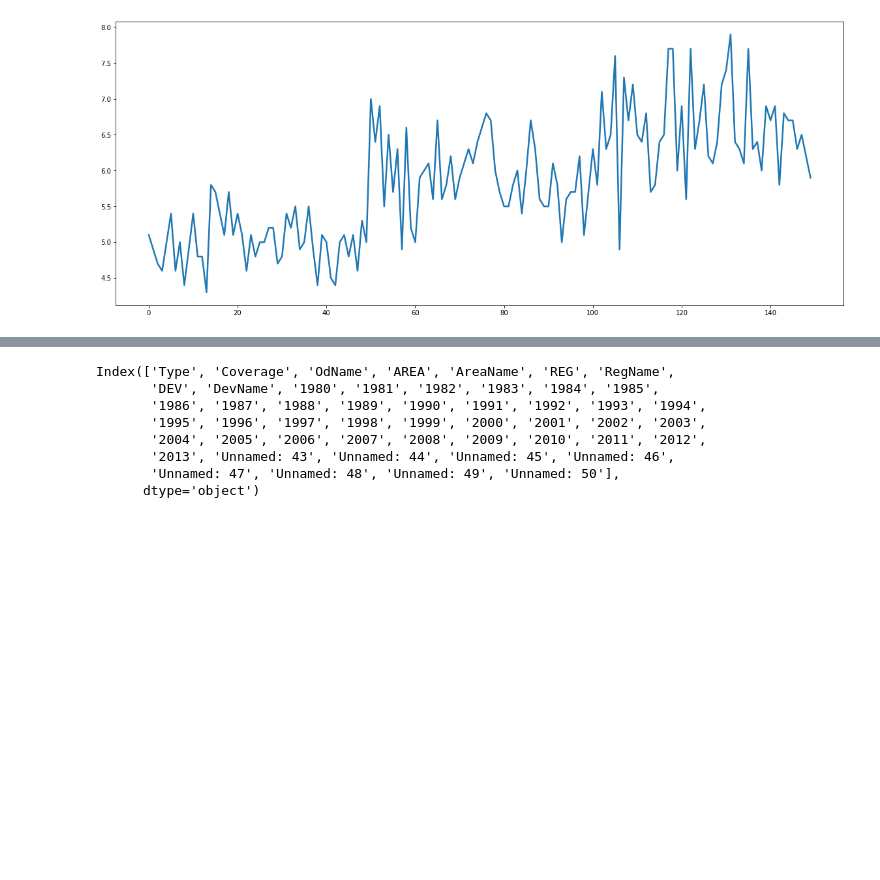
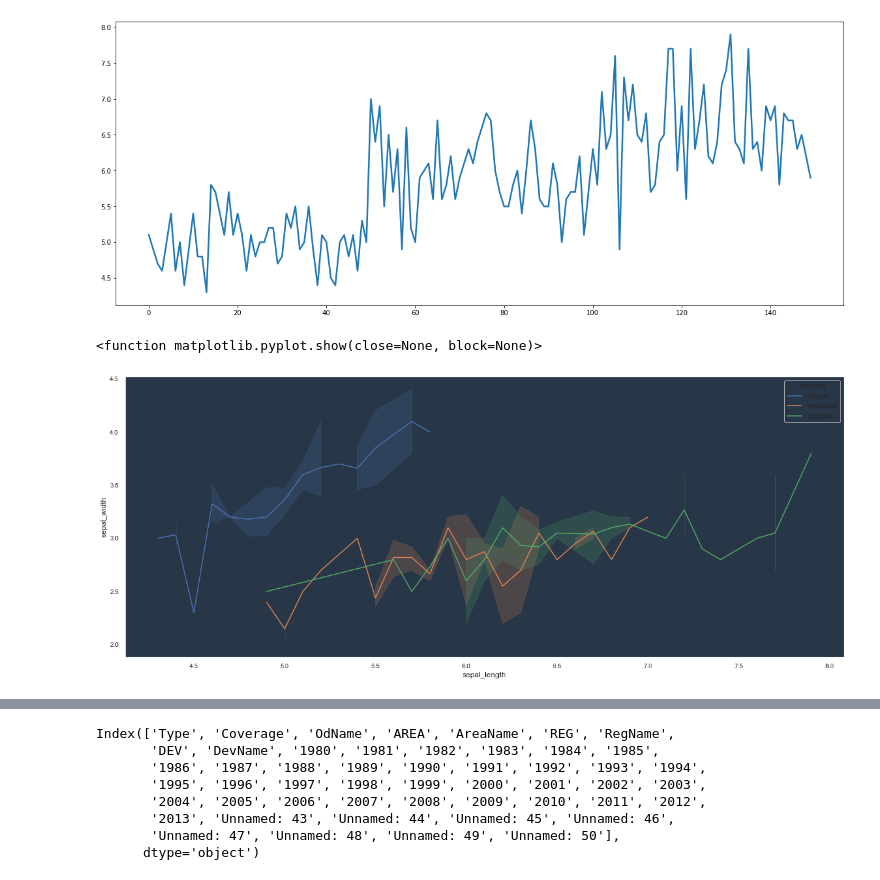
Before and after one commit to jackyhuynh/Data_Visualization_using_Python_Seaborn, a Jupyter notebook: Untitled.ipynb, the cells around one changed output, grey strips where cells are left out. Saved outputs shown, nothing was run; the diff lists cells and outputs as text; code cells hidden in the pictures; blank space fills up the shorter version.

```diff
--- a/Untitled.ipynb
+++ b/Untitled.ipynb
@@ -154,3 +163,11 @@ plt.plot(iris['sepal_length'], label="Sepel_length", linewidth=2.5)
 # %% [output]
 [<matplotlib.lines.Line2D at 0x...>]
 [figure]
+# %%
+plt.figure(figsize=(20,8))
+
+sns.lineplot(data=iris, hue='species', x= 'sepal_length', y='sepal_width')
+plt.show
+# %% [output]
+<function matplotlib.pyplot.show(close=None, block=None)>
+[figure, added]
```
Also changed, not shown: parts of 13 cells of this notebook.
